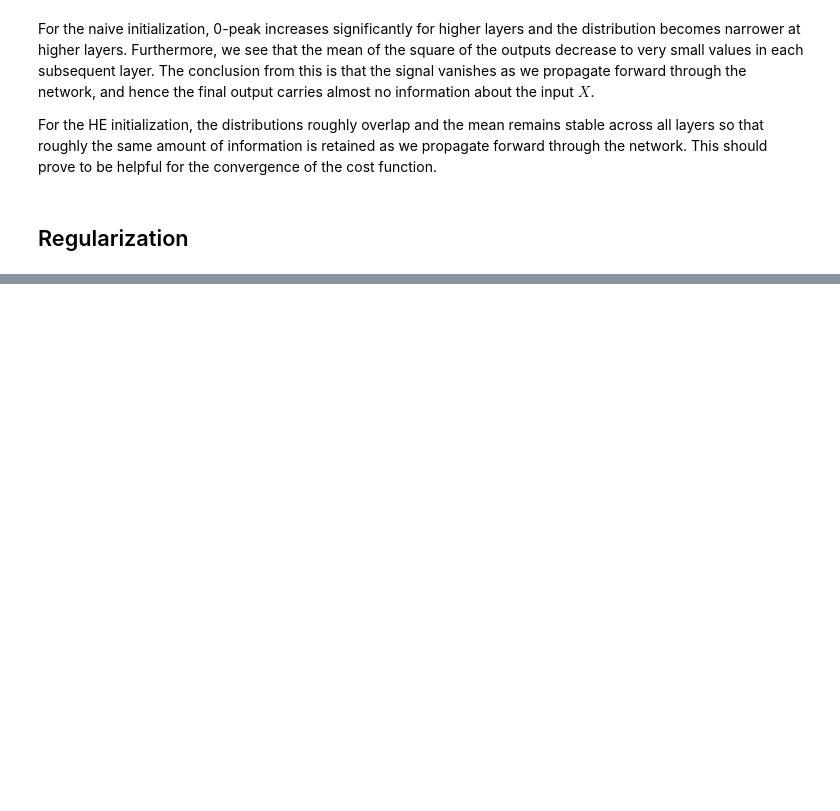
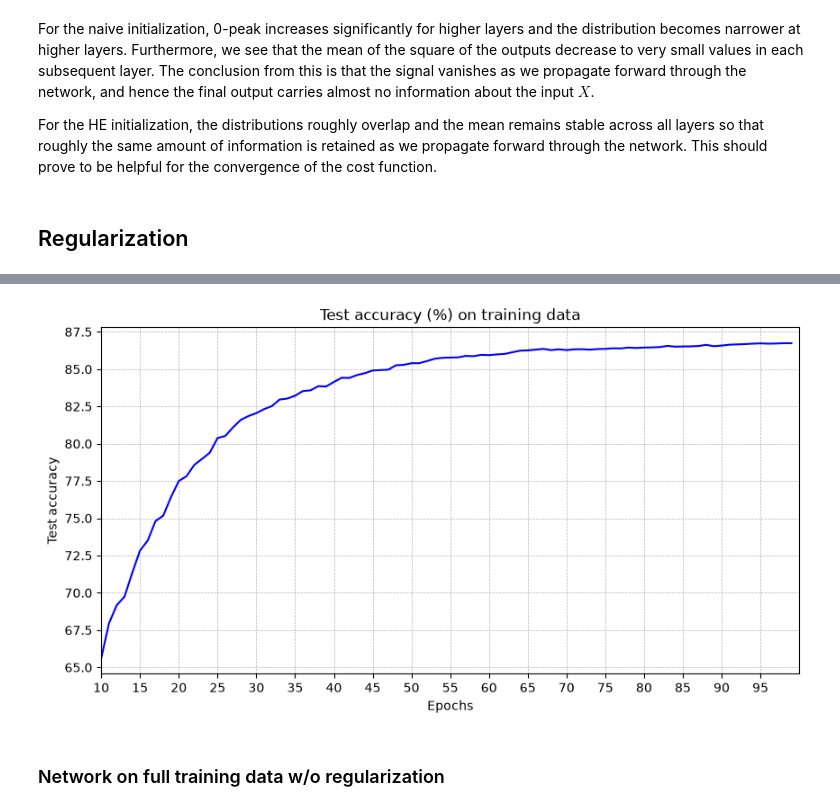
Before and after one commit to svd-jelo/deep-learning, a Jupyter notebook: 201-practical-aspects-of-DL.ipynb, the cells around one changed output, grey strips where cells are left out. Drawn from its saved outputs; the diff is of its cells as text; code cells hidden in the pictures; blank space fills up the shorter version.

```diff
--- a/201-practical-aspects-of-DL.ipynb
+++ b/201-practical-aspects-of-DL.ipynb
@@ -291,0 +325,17 @@ score: 96.50%
+# %%
+fig = plt.figure(figsize=(10, 5))
+epochs = np.arange(10,100,1)
+test_accuracy = np.array(net.val_accuracy[10:100])
+plt.plot(epochs, test_accuracy*100, 'b-', label='Test accuracy')
+plt.xlim(10,100)
+plt.xticks(np.arange(10,100,5))
+plt.yticks(np.arange(65,90,2.5))
+plt.grid(visible=True, axis="both", which="major", linestyle="--", linewidth="0.5")
+plt.xlabel("Epochs")
+plt.ylabel("Test accuracy")
+plt.title("Test accuracy (%) on training data")
+plt.show()
+# %% [output]
+[figure, added]
+# %% [markdown]
+### Network on full training data w/o regularization
```
Also changed, not shown: parts of 33 cells of this notebook, 2 other files.
